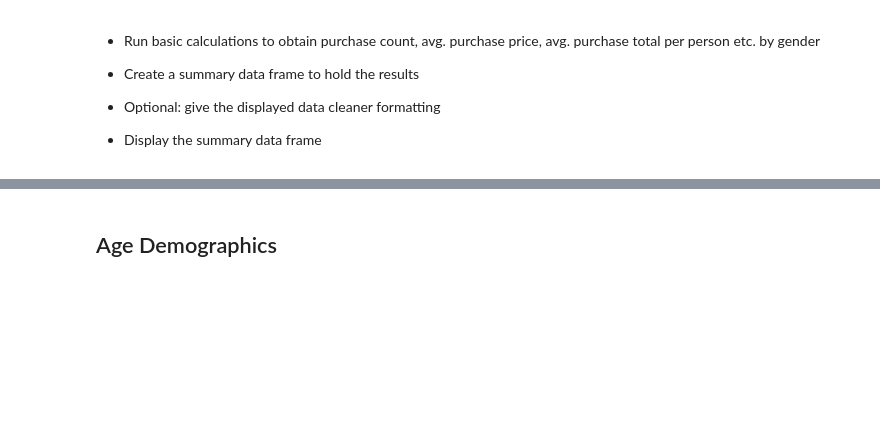
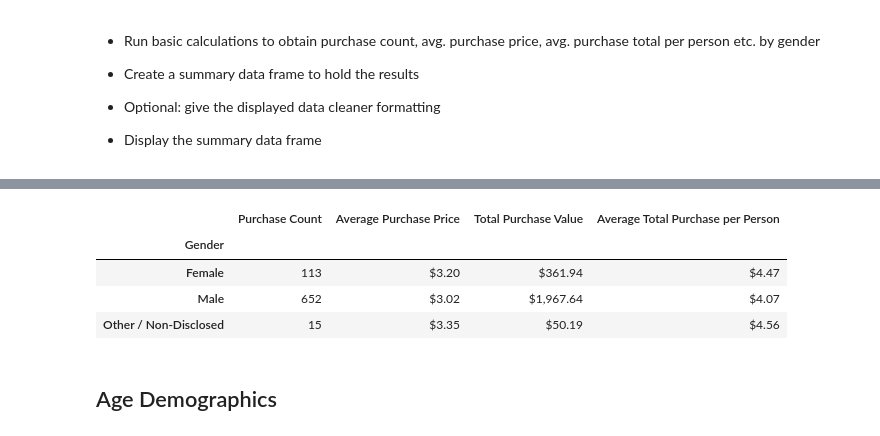
Before and after one commit to areejhum/HerosPandas_Project, a Jupyter notebook: HeroesOfPymoli_starter.ipynb, the cells around one changed output, grey strips where cells are left out. Saved outputs shown, nothing was run; the diff lists cells and outputs as text; code cells hidden in the pictures; blank space fills up the shorter version.

```diff
--- a/HeroesOfPymoli_starter.ipynb
+++ b/HeroesOfPymoli_starter.ipynb
@@ -87,3 +121,32 @@ NameError: name 'purchase_data' is not defined
+# %%
+demographics = purchase_data.groupby(['Gender'])
+total_count = demographics["SN"].nunique()
+purchase_count = demographics["Purchase ID"].count()
+avg_price = demographics["Price"].mean()
+total_purchases = demographics["Price"].sum()
+avg_per_person = total_purchases/total_count
+
+summary_df = pd.DataFrame({
+    "Purchase Count": purchase_count,
+    "Average Purchase Price": avg_price,
+    "Total Purchase Value": total_purchases,
+    "Average Total Purchase per Person": avg_per_person
+})
+
+
+summary_df["Average Purchase Price"] = summary_df["Average Purchase Price"].map("${:.2f}".format)
+summary_df["Average Total Purchase per Person"] = summary_df["Average Total Purchase per Person"].map("${:.2f}".format)
+summary_df["Total Purchase Value"] = summary_df["Total Purchase Value"].map("${:,.2f}".format)
+
+summary_df = summary_df[["Purchase Count", "Average Purchase Price", "Total Purchase Value",
+                         "Average Total Purchase per Person"]]
+summary_df
+# %% [output]
+|  | Purchase Count | Average Purchase Price | Total Purchase Value | Average Total Purchase per Person |
+| Gender |  |  |  |  |
+| Female | 113 | $3.20 | $361.94 | $4.47 |
+| Male | 652 | $3.02 | $1,967.64 | $4.07 |
+| Other / Non-Disclosed | 15 | $3.35 | $50.19 | $4.56 |
 # %% [markdown]
 ## Age Demographics
 # %% [markdown]
```
Also changed, not shown: parts of 17 cells of this notebook.
